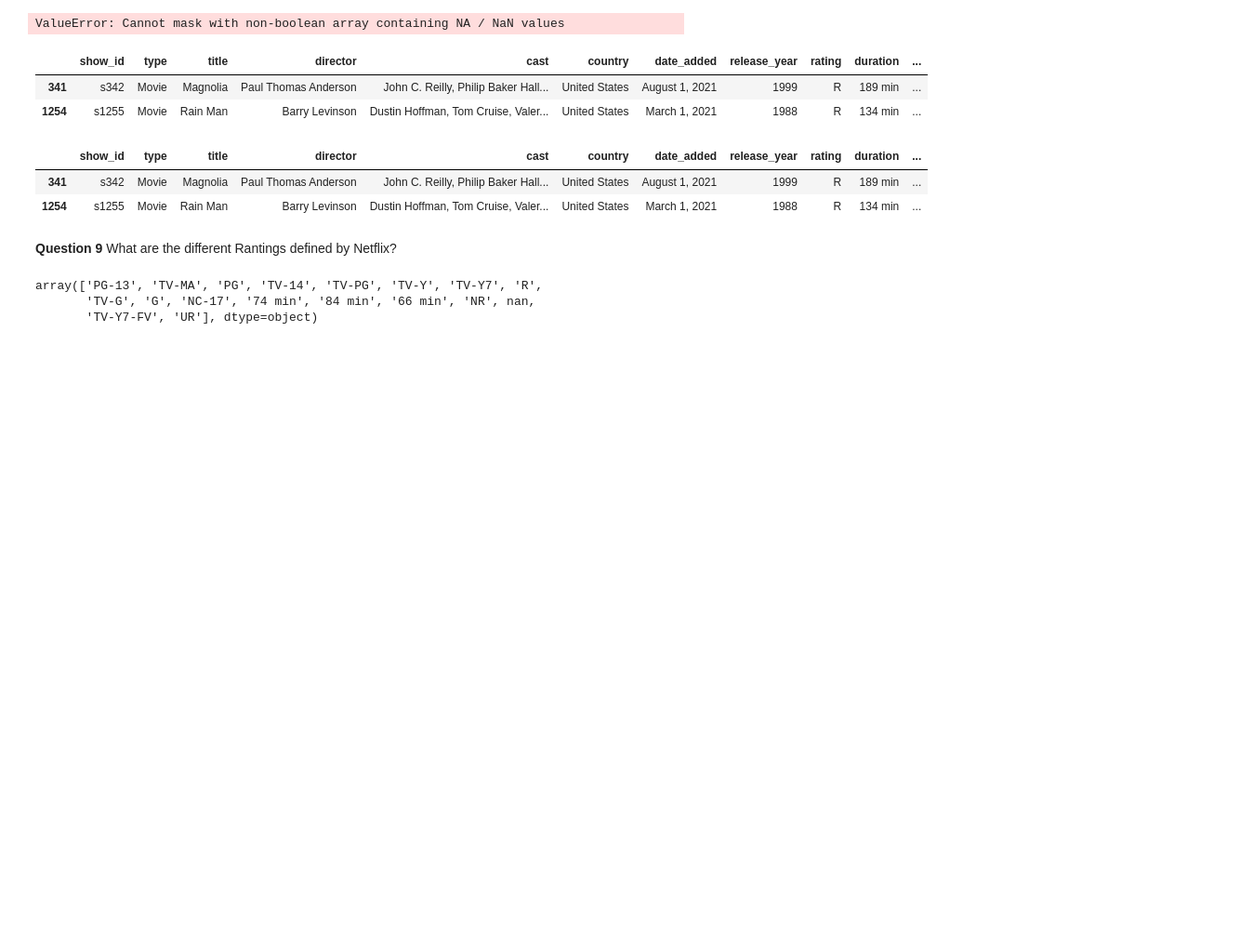
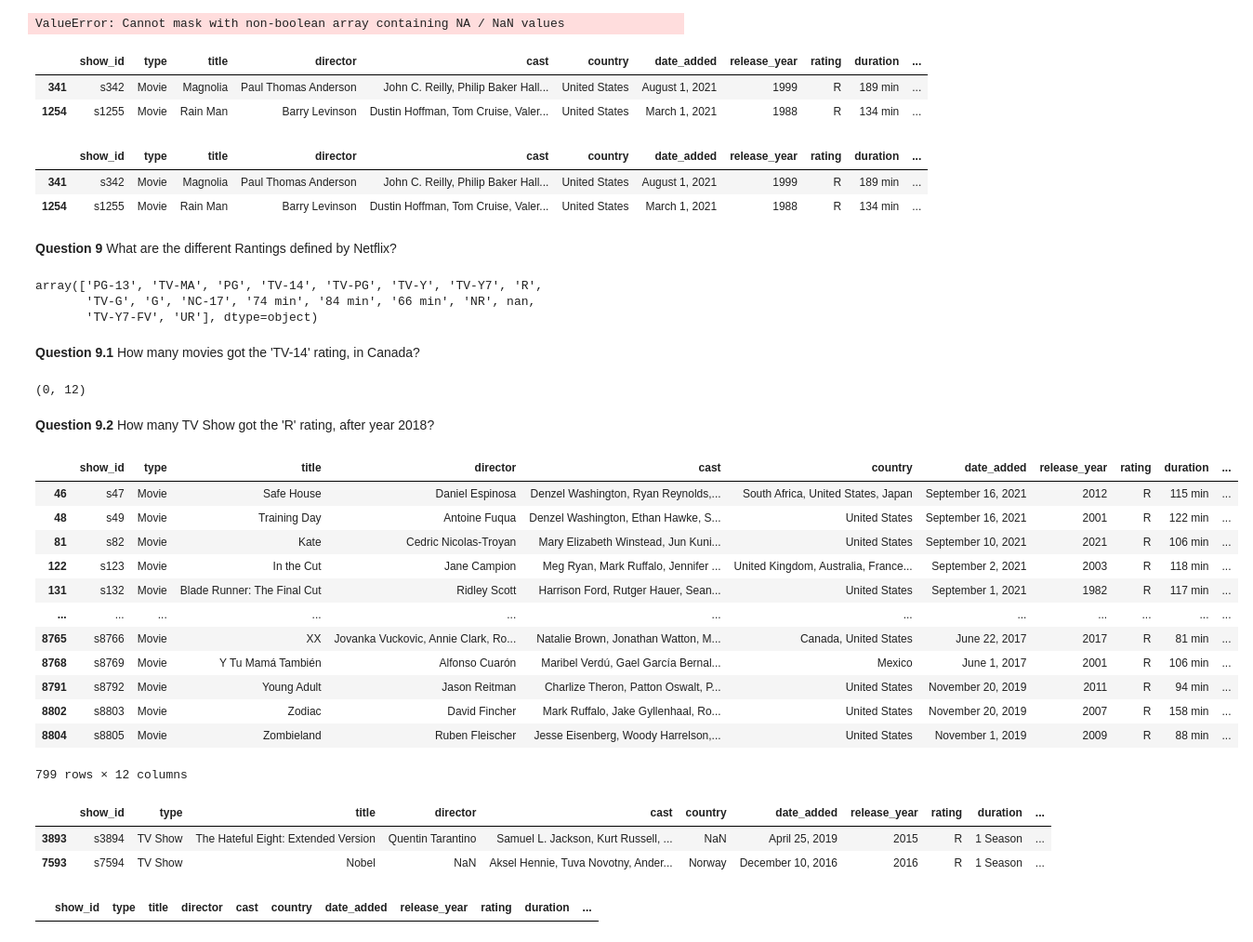
Before and after one commit to ligiadavilabozzi/netflix_analysis, a Jupyter notebook: netflix_analysis.ipynb, the cells around one changed output. Shown: that part at 93% size. Cells and saved outputs as stored; diff of their text form; code cells hidden in the pictures; blank space fills up the shorter version.

Commit message:
numbers of tv show and rating 'R' and after year 2018

```diff
--- a/netflix_analysis.ipynb
+++ b/netflix_analysis.ipynb
@@ -329,3 +329,37 @@ df_netflix['rating'].unique()
 array(['PG-13', 'TV-MA', 'PG', 'TV-14', 'TV-PG', 'TV-Y', 'TV-Y7', 'R',
        'TV-G', 'G', 'NC-17', '74 min', '84 min', '66 min', 'NR', nan,
        'TV-Y7-FV', 'UR'], dtype=object)
+# %% [markdown]
+**Question 9.1** How many movies got the 'TV-14' rating, in Canada?
+# %%
+df_netflix[(df_netflix['type']=='Movie') & (df_netflix['rating']=='TV-14') & df_netflix['country']=='Canada'].shape
+# %% [output]
+(0, 12)
+# %% [markdown]
+**Question 9.2** How many TV Show got the 'R' rating, after year 2018?
+# %%
+df_netflix[(df_netflix['rating']=='R')]
+# %% [output]
+|  | show_id | type | title | director | cast | country | date_added | release_year | rating | duration | ... |
+| 46 | s47 | Movie | Safe House | Daniel Espinosa | Denzel Washington, Ryan Reynolds,... | South Africa, United States, Japan | September 16, 2021 | 2012 | R | 115 min | ... |
+| 48 | s49 | Movie | Training Day | Antoine Fuqua | Denzel Washington, Ethan Hawke, S... | United States | September 16, 2021 | 2001 | R | 122 min | ... |
+| 81 | s82 | Movie | Kate | Cedric Nicolas-Troyan | Mary Elizabeth Winstead, Jun Kuni... | United States | September 10, 2021 | 2021 | R | 106 min | ... |
+| 122 | s123 | Movie | In the Cut | Jane Campion | Meg Ryan, Mark Ruffalo, Jennifer ... | United Kingdom, Australia, France... | September 2, 2021 | 2003 | R | 118 min | ... |
+| 131 | s132 | Movie | Blade Runner: The Final Cut | Ridley Scott | Harrison Ford, Rutger Hauer, Sean... | United States | September 1, 2021 | 1982 | R | 117 min | ... |
+| ... | ... | ... | ... | ... | ... | ... | ... | ... | ... | ... | ... |
+| 8765 | s8766 | Movie | XX | Jovanka Vuckovic, Annie Clark, Ro... | Natalie Brown, Jonathan Watton, M... | Canada, United States | June 22, 2017 | 2017 | R | 81 min | ... |
+| 8768 | s8769 | Movie | Y Tu Mamá También | Alfonso Cuarón | Maribel Verdú, Gael García Bernal... | Mexico | June 1, 2017 | 2001 | R | 106 min | ... |
+| 8791 | s8792 | Movie | Young Adult | Jason Reitman | Charlize Theron, Patton Oswalt, P... | United States | November 20, 2019 | 2011 | R | 94 min | ... |
+| 8802 | s8803 | Movie | Zodiac | David Fincher | Mark Ruffalo, Jake Gyllenhaal, Ro... | United States | November 20, 2019 | 2007 | R | 158 min | ... |
+| 8804 | s8805 | Movie | Zombieland | Ruben Fleischer | Jesse Eisenberg, Woody Harrelson,... | United States | November 1, 2019 | 2009 | R | 88 min | ... |
+799 rows × 12 columns
+# %%
+df_netflix[(df_netflix['type']=='TV Show') & (df_netflix['rating']=='R')]
+# %% [output]
+|  | show_id | type | title | director | cast | country | date_added | release_year | rating | duration | ... |
+| 3893 | s3894 | TV Show | The Hateful Eight: Extended Version | Quentin Tarantino | Samuel L. Jackson, Kurt Russell, ... | NaN | April 25, 2019 | 2015 | R | 1 Season | ... |
+| 7593 | s7594 | TV Show | Nobel | NaN | Aksel Hennie, Tuva Novotny, Ander... | Norway | December 10, 2016 | 2016 | R | 1 Season | ... |
+# %%
+df_netflix[(df_netflix['type']=='TV Show') & (df_netflix['rating']=='R') & df_netflix['release_year']>2018]
+# %% [output]
+|  | show_id | type | title | director | cast | country | date_added | release_year | rating | duration | ... |
```
